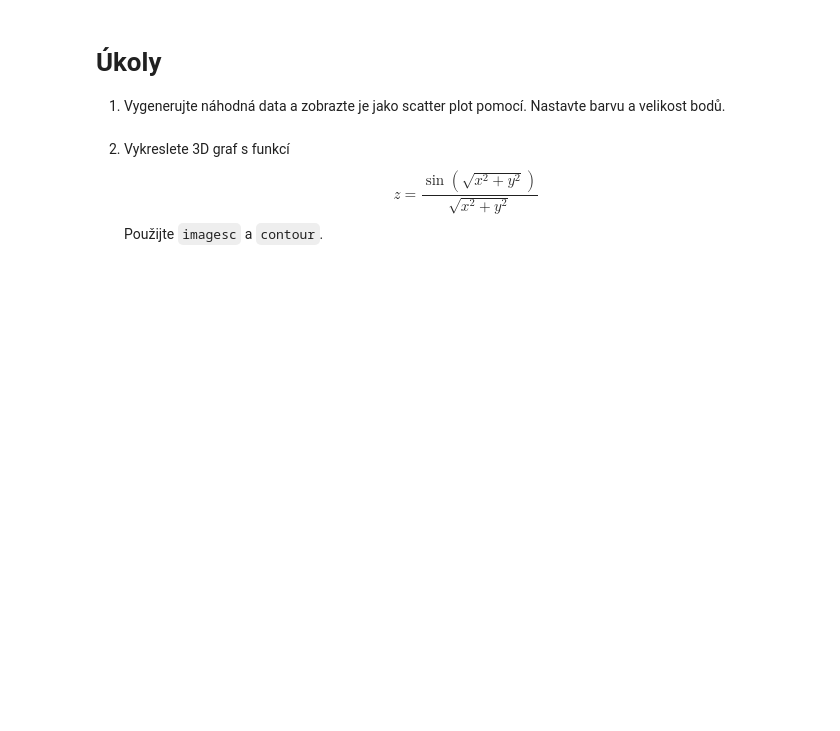
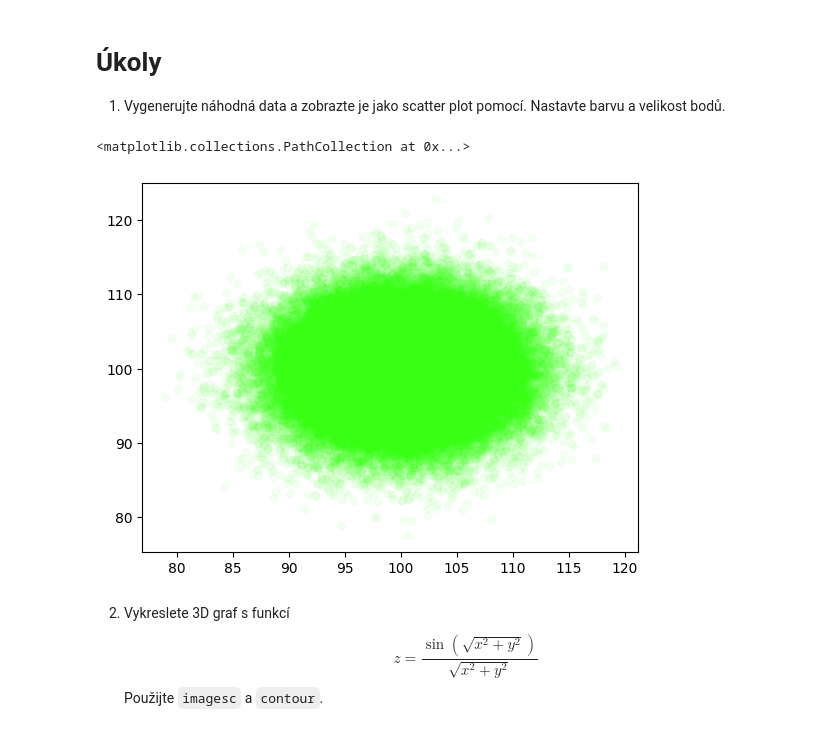
Before and after one commit to HLI0026/VVP, a Jupyter notebook: 04_ukoly.ipynb, the cells around one changed output. Drawn from its saved outputs; the diff is of its cells as text; code cells hidden in the pictures; blank space fills up the shorter version.

```diff
--- a/04_ukoly.ipynb
+++ b/04_ukoly.ipynb
@@ -8,3 +60,10 @@ import numpy as np
+# %%
+my_points_x = np.random.normal(100, 5, 100000)
+my_points_y = np.random.normal(100, 5, 100000)
+plt.scatter(my_points_x, my_points_y,c="#39ff14", s=30,alpha=0.05)
+# %% [output]
+<matplotlib.collections.PathCollection at 0x...>
+[figure, added]
 # %% [markdown]
 
 2. Vykreslete 3D graf s funkcí $$z = \frac{\sin(\sqrt{x^2 + y^2})}{\sqrt{x^2 + y^2}}$$ Použijte `imagesc` a `contour`.
```
Also changed, not shown: parts of 20 cells of this notebook.
